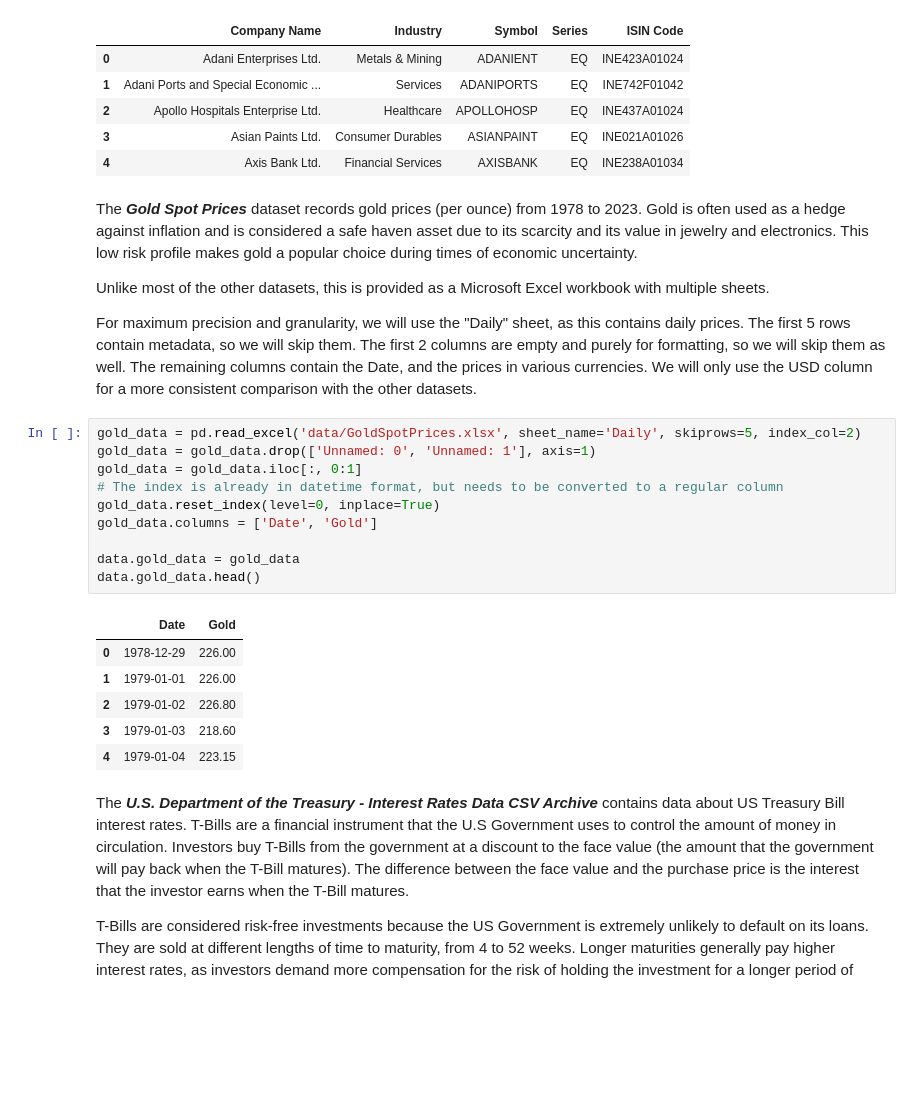
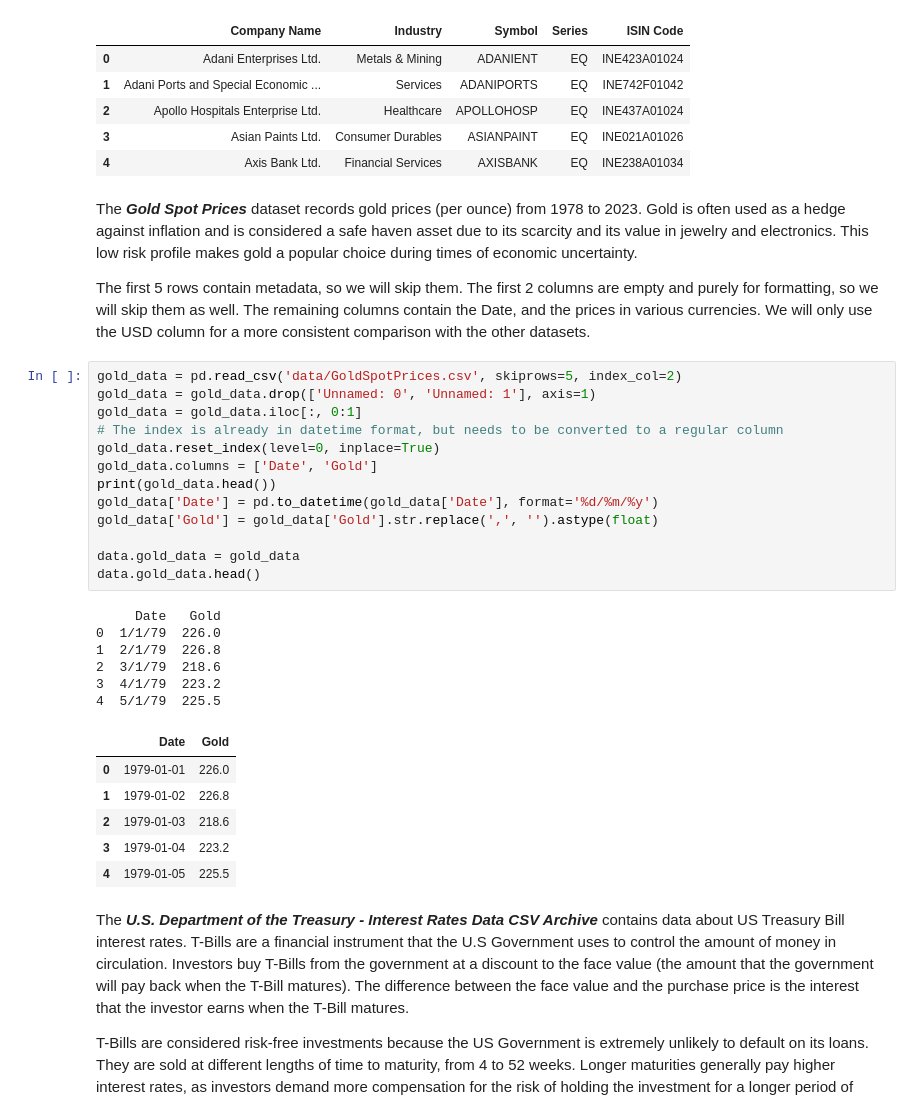
Before and after one commit to ConfuseIous/PDS-CA2, a Jupyter notebook: Main.ipynb, the cells around one changed output. Saved outputs shown, nothing was run; the diff lists cells and outputs as text; blank space fills up the shorter version.

Commit message:
use csv instead of excel

```diff
--- a/Main.ipynb
+++ b/Main.ipynb
@@ -254,26 +254,33 @@ data.nifty_components.head()
 # %% [markdown]
 The ***Gold Spot Prices*** dataset records gold prices (per ounce) from 1978 to 2023. Gold is often used as a hedge against inflation and is considered a safe haven asset due to its scarcity and its value in jewelry and electronics. This low risk profile makes gold a popular choice during times of economic uncertainty.
 
-Unlike most of the other datasets, this is provided as a Microsoft Excel workbook with multiple sheets.
-
-For maximum precision and granularity, we will use the "Daily" sheet, as this contains daily prices. The first 5 rows contain metadata, so we will skip them. The first 2 columns are empty and purely for formatting, so we will skip them as well. The remaining columns contain the Date, and the prices in various currencies. We will only use the USD column for a more consistent comparison with the other datasets.
+The first 5 rows contain metadata, so we will skip them. The first 2 columns are empty and purely for formatting, so we will skip them as well. The remaining columns contain the Date, and the prices in various currencies. We will only use the USD column for a more consistent comparison with the other datasets.
 # %%
-gold_data = pd.read_excel('data/GoldSpotPrices.xlsx', sheet_name='Daily', skiprows=5, index_col=2)
+gold_data = pd.read_csv('data/GoldSpotPrices.csv', skiprows=5, index_col=2)
 gold_data = gold_data.drop(['Unnamed: 0', 'Unnamed: 1'], axis=1)
 gold_data = gold_data.iloc[:, 0:1]
 # The index is already in datetime format, but needs to be converted to a regular column
 gold_data.reset_index(level=0, inplace=True)
 gold_data.columns = ['Date', 'Gold']
+print(gold_data.head())
+gold_data['Date'] = pd.to_datetime(gold_data['Date'], format='%d/%m/%y')
+gold_data['Gold'] = gold_data['Gold'].str.replace(',', '').astype(float)
 
 data.gold_data = gold_data
 data.gold_data.head()
 # %% [output]
+     Date   Gold
+0  1/1/79  226.0
+1  2/1/79  226.8
+2  3/1/79  218.6
+3  4/1/79  223.2
+4  5/1/79  225.5
 |  | Date | Gold |
-| 0 | 1978-12-29 | 226.00 |
-| 1 | 1979-01-01 | 226.00 |
-| 2 | 1979-01-02 | 226.80 |
-| 3 | 1979-01-03 | 218.60 |
-| 4 | 1979-01-04 | 223.15 |
+| 0 | 1979-01-01 | 226.0 |
+| 1 | 1979-01-02 | 226.8 |
+| 2 | 1979-01-03 | 218.6 |
+| 3 | 1979-01-04 | 223.2 |
+| 4 | 1979-01-05 | 225.5 |
 # %% [markdown]
 The ***U.S. Department of the Treasury - Interest Rates Data CSV Archive*** contains data about US Treasury Bill interest rates. T-Bills are a financial instrument that the U.S Government uses to control the amount of money in circulation. Investors buy T-Bills from the government at a discount to the face value (the amount that the government will pay back when the T-Bill matures). The difference between the face value and the purchase price is the interest that the investor earns when the T-Bill matures.
 
```
Also changed, not shown: parts of 3 cells of this notebook, 5 other files.
